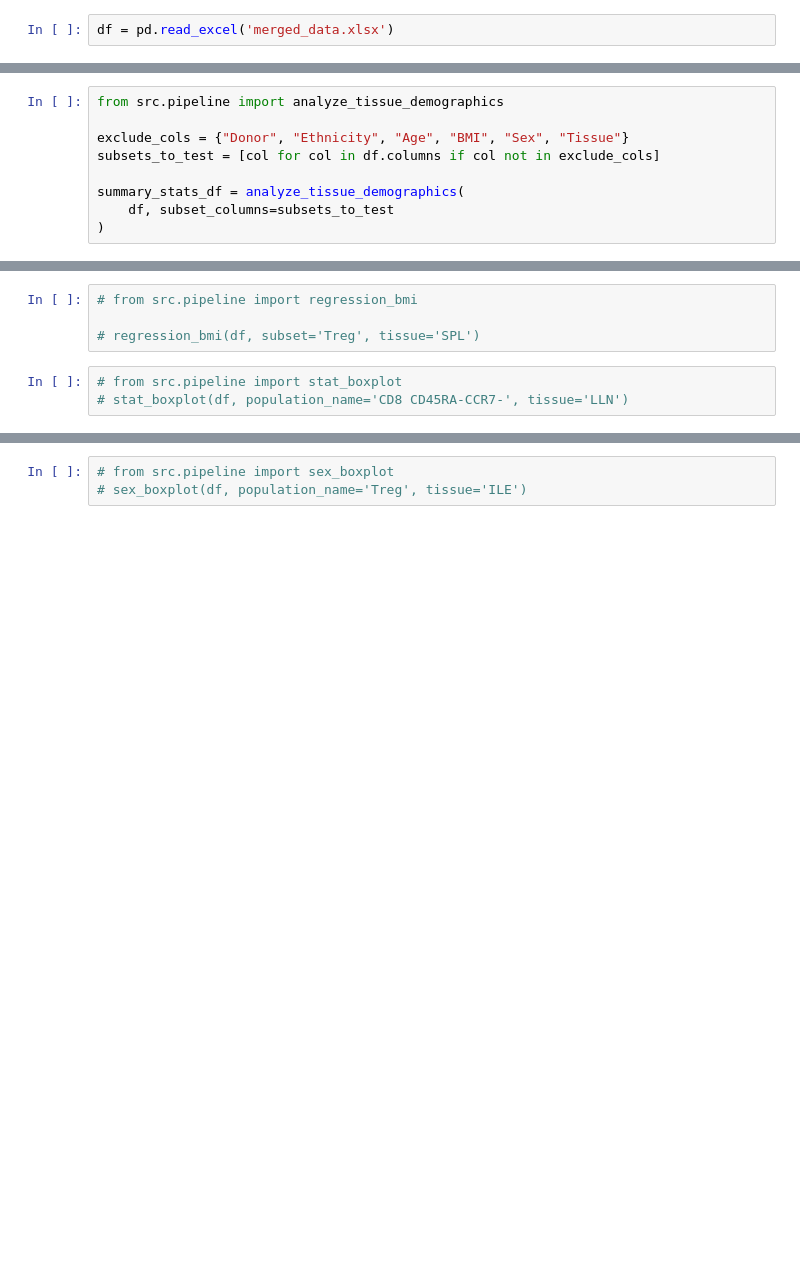
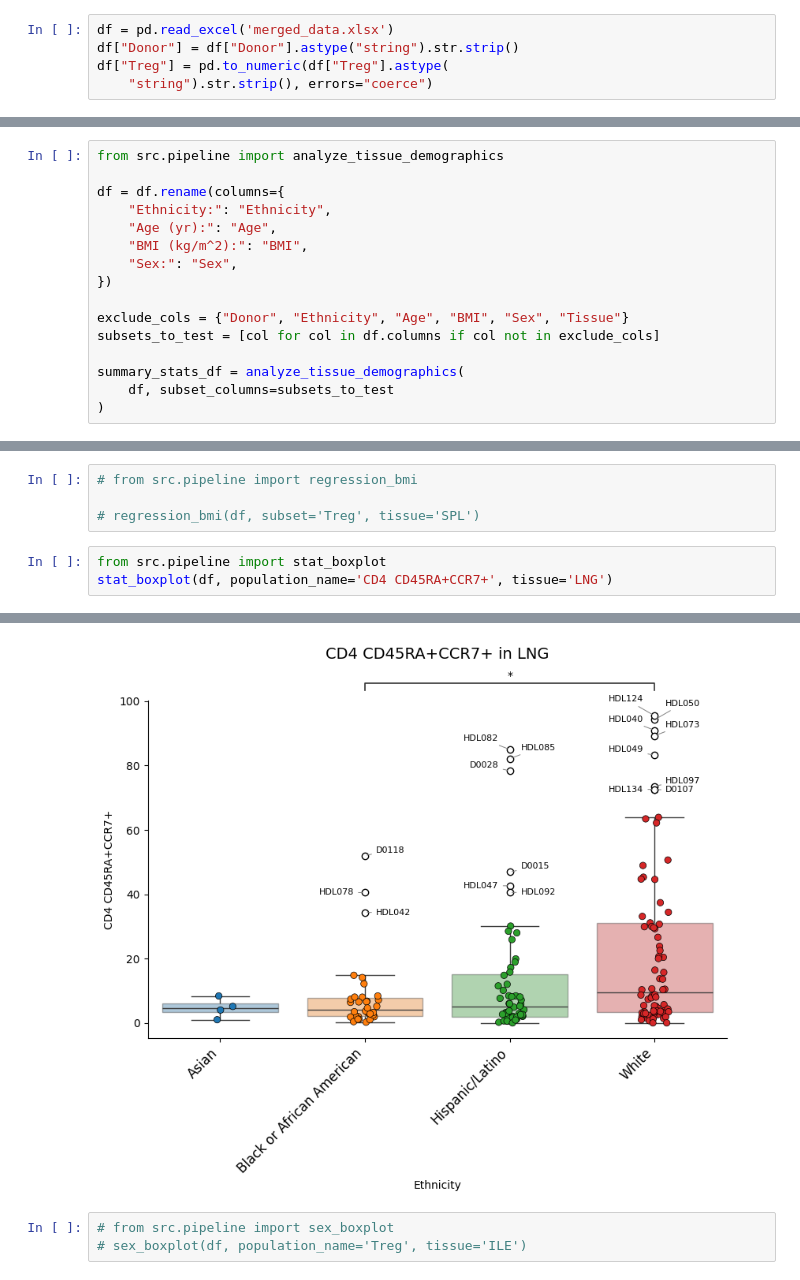
Before and after one commit to derekmesp/Donor-Integrative-Analysis, a Jupyter notebook: analysis_script.ipynb, the cells around one changed output, grey strips where cells are left out. Drawn from its saved outputs; the diff is of its cells as text; blank space fills up the shorter version.

```diff
--- a/analysis_script.ipynb
+++ b/analysis_script.ipynb
@@ -5,3 +5,6 @@ import seaborn as sns
 import matplotlib.pyplot as plt
 # %%
 df = pd.read_excel('merged_data.xlsx')
+df["Donor"] = df["Donor"].astype("string").str.strip()
+df["Treg"] = pd.to_numeric(df["Treg"].astype(
+    "string").str.strip(), errors="coerce")
@@ -8,5 +17,12 @@ df = pd.read_excel('merged_data.xlsx')
 # %%
 from src.pipeline import analyze_tissue_demographics
+
+df = df.rename(columns={
+    "Ethnicity:": "Ethnicity",
+    "Age (yr):": "Age",
+    "BMI (kg/m^2):": "BMI",
+    "Sex:": "Sex",
+})
 
 exclude_cols = {"Donor", "Ethnicity", "Age", "BMI", "Sex", "Tissue"}
 subsets_to_test = [col for col in df.columns if col not in exclude_cols]
@@ -26,5 +80,6 @@ significant_hits[["Subset", "Tissue",
 
 # regression_bmi(df, subset='Treg', tissue='SPL')
 # %%
-# from src.pipeline import stat_boxplot
-# stat_boxplot(df, population_name='CD8 CD45RA-CCR7-', tissue='LLN')
+from src.pipeline import stat_boxplot
+stat_boxplot(df, population_name='CD4 CD45RA+CCR7+', tissue='LNG')
+# %% [output]
@@ -31,3 +88,4 @@ significant_hits[["Subset", "Tissue",
+[figure, added]
 # %%
 # from src.pipeline import sex_boxplot
 # sex_boxplot(df, population_name='Treg', tissue='ILE')
```
Also changed, not shown: parts of 8 cells of this notebook, 2 other files.
